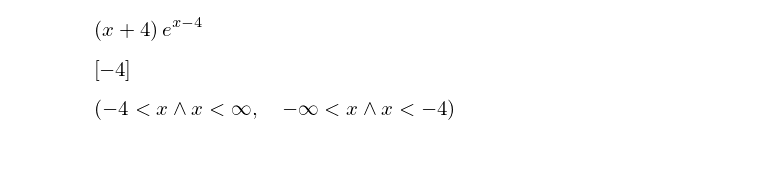
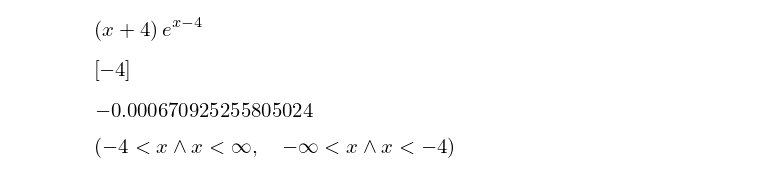
Before and after one commit to OlgaBelitskaya/math_20182019, a Jupyter notebook: mathanalysis_standardcalc209-215.ipynb, the cells around one changed output. Drawn from its saved outputs; the diff is of its cells as text; code cells hidden in the pictures; blank space fills up the shorter version.

```diff
--- a/mathanalysis_standardcalc209-215.ipynb
+++ b/mathanalysis_standardcalc209-215.ipynb
@@ -734,6 +792,10 @@ simplify(diff(diff(y,x), x))
 solve(diff(diff(y,x), x), x)
 # %% [output]
 [figure]
+# %%
+y.evalf(subs={x:-4})
+# %% [output]
+[figure, added]
 # %%
 solve(diff(diff(y, x), x) > 0, x), solve(diff(diff(y, x), x) < 0, x)
 # %% [output]
```
Also changed, not shown: parts of 11 cells of this notebook.
